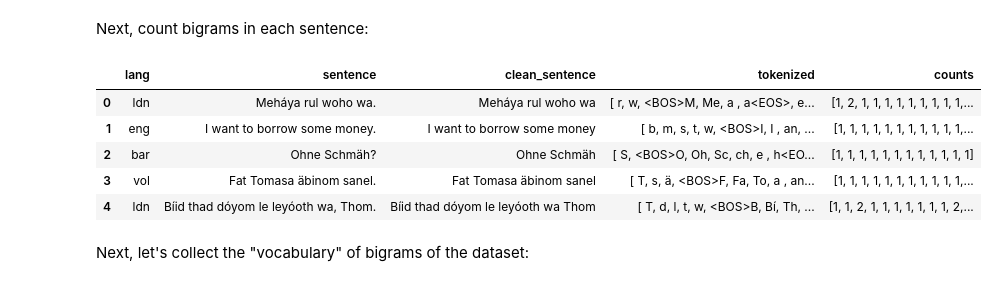
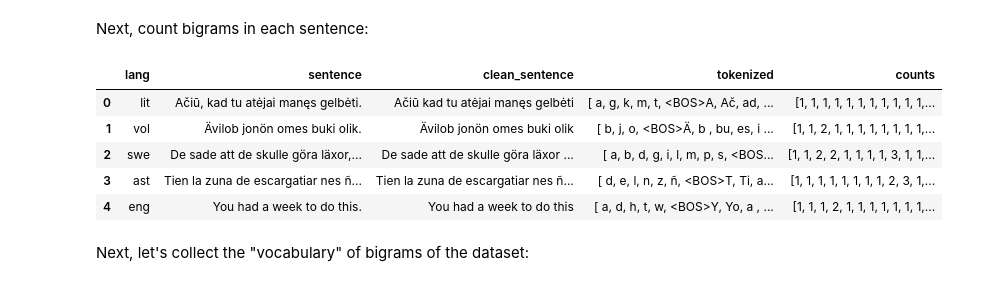
Before and after one commit to mic-he/TueSNLP, a Jupyter notebook: 2018/assignment3.ipynb, the cells around one changed output. Drawn from its saved outputs; the diff is of its cells as text; code cells hidden in the pictures.

```diff
--- a/2018/assignment3.ipynb
+++ b/2018/assignment3.ipynb
@@ -99,7 +100,7 @@ Next, let's pick 100 sentences at random for each language:
 # %%
 sampled_data = filtered_data[filtered_data["lang"].isin(languages)] # filter based on list of sampled languages
 # we apply a sampling function groupwise
-sampled_data = sampled_data.groupby("lang").apply(lambda x : x.sample(100, random_state = 2)).reset_index(drop=True)
+sampled_data = sampled_data.groupby("lang").apply(lambda x : x.sample(50, random_state = 2)).reset_index(drop=True)
 sampled_data.head()
 # %% [output]
 |  | lang | sentence |
@@ -174,8 +171,8 @@ bigram_counter(in_string)
 # %% [markdown]
 Let's strip punctuation from the sentences, then tokenize all the sentences in the dataset:
 # %%
-dev_df.loc[:, "clean_sentence"] = dev_df.apply(lambda row : row.sentence.translate(str.maketrans('', '', string.punctuation)),
+sampled_data.loc[:, "clean_sentence"] = sampled_data.apply(lambda row : row.sentence.translate(str.maketrans('', '', string.punctuation)),
                                                axis=1)
-dev_df.head()
+sampled_data.head()
 # %% [output]
 |  | lang | sentence | clean_sentence |
@@ -187,2 +184,2 @@ dev_df.head()
 # %%
-dev_df.loc[:, "tokenized"] = dev_df.apply(lambda row : bigram_counter(row.clean_sentence)[0], axis=1)
+sampled_data.loc[:, "tokenized"] = sampled_data.apply(lambda row : bigram_counter(row.clean_sentence)[0], axis=1)
@@ -197,16 +186,16 @@ dev_df.loc[:, "tokenized"] = dev_df.apply(lambda row : bigram_counter(row.clean_
 # %% [markdown]
 Next, count bigrams in each sentence:
 # %%
-dev_df.loc[:, "counts"] = dev_df.apply(lambda row : bigram_counter(row.clean_sentence)[1], axis=1)
+sampled_data.loc[:, "counts"] = sampled_data.apply(lambda row : bigram_counter(row.clean_sentence)[1], axis=1)
 # %%
-dev_df.head()
+sampled_data.head()
 # %% [output]
 |  | lang | sentence | clean_sentence | tokenized | counts |
-| 0 | ldn | Meháya rul woho wa. | Meháya rul woho wa | [ r, w, <BOS>M, Me, a , a<EOS>, e... | [1, 2, 1, 1, 1, 1, 1, 1, 1, 1, 1,... |
-| 1 | eng | I want to borrow some money. | I want to borrow some money | [ b, m, s, t, w, <BOS>I, I , an, ... | [1, 1, 1, 1, 1, 1, 1, 1, 1, 1, 1,... |
-| 2 | bar | Ohne Schmäh? | Ohne Schmäh | [ S, <BOS>O, Oh, Sc, ch, e , h<EO... | [1, 1, 1, 1, 1, 1, 1, 1, 1, 1, 1, 1] |
-| 3 | vol | Fat Tomasa äbinom sanel. | Fat Tomasa äbinom sanel | [ T, s, ä, <BOS>F, Fa, To, a , an... | [1, 1, 1, 1, 1, 1, 1, 1, 1, 1, 1,... |
-| 4 | ldn | Bíid thad dóyom le leyóoth wa, Thom. | Bíid thad dóyom le leyóoth wa Thom | [ T, d, l, t, w, <BOS>B, Bí, Th, ... | [1, 1, 2, 1, 1, 1, 1, 1, 1, 1, 2,... |
+| 0 | lit | Ačiū, kad tu atėjai manęs gelbėti. | Ačiū kad tu atėjai manęs gelbėti | [ a, g, k, m, t, <BOS>A, Ač, ad, ... | [1, 1, 1, 1, 1, 1, 1, 1, 1, 1, 1,... |
+| 1 | vol | Ävilob jonön omes buki olik. | Ävilob jonön omes buki olik | [ b, j, o, <BOS>Ä, b , bu, es, i ... | [1, 1, 2, 1, 1, 1, 1, 1, 1, 1, 1,... |
+| 2 | swe | De sade att de skulle göra läxor,... | De sade att de skulle göra läxor ... | [ a, b, d, g, i, l, m, p, s, <BOS... | [1, 1, 2, 2, 1, 1, 1, 1, 3, 1, 1,... |
+| 3 | ast | Tien la zuna de escargatiar nes ñ... | Tien la zuna de escargatiar nes ñ... | [ d, e, l, n, z, ñ, <BOS>T, Ti, a... | [1, 1, 1, 1, 1, 1, 1, 1, 2, 3, 1,... |
+| 4 | eng | You had a week to do this. | You had a week to do this | [ a, d, h, t, w, <BOS>Y, Yo, a , ... | [1, 1, 1, 2, 1, 1, 1, 1, 1, 1, 1,... |
 # %% [markdown]
 Next, let's collect the "vocabulary" of bigrams of the dataset:
 # %%
```
Also changed, not shown: parts of 45 cells of this notebook.
